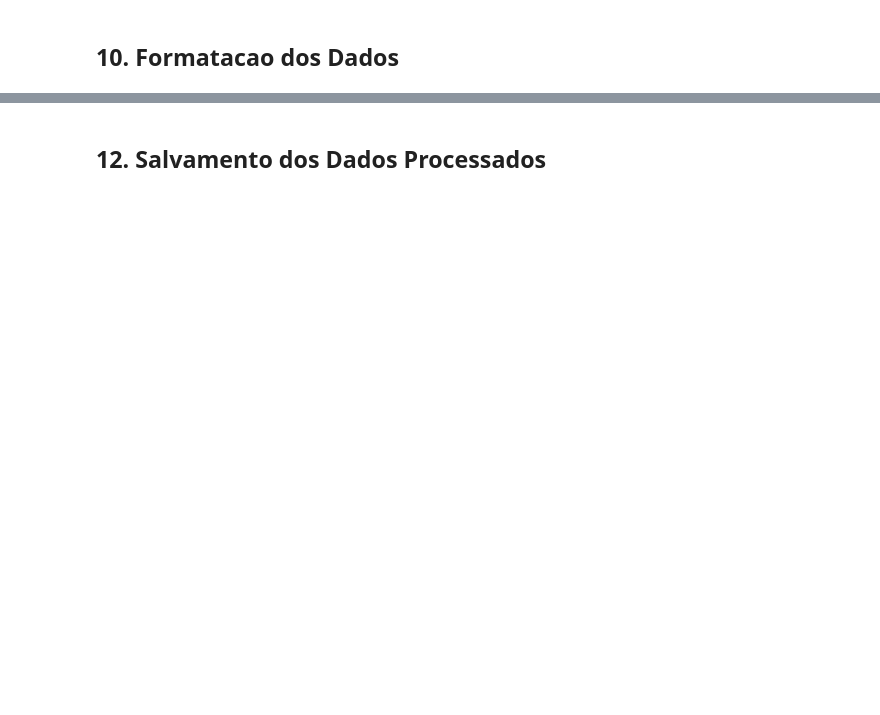
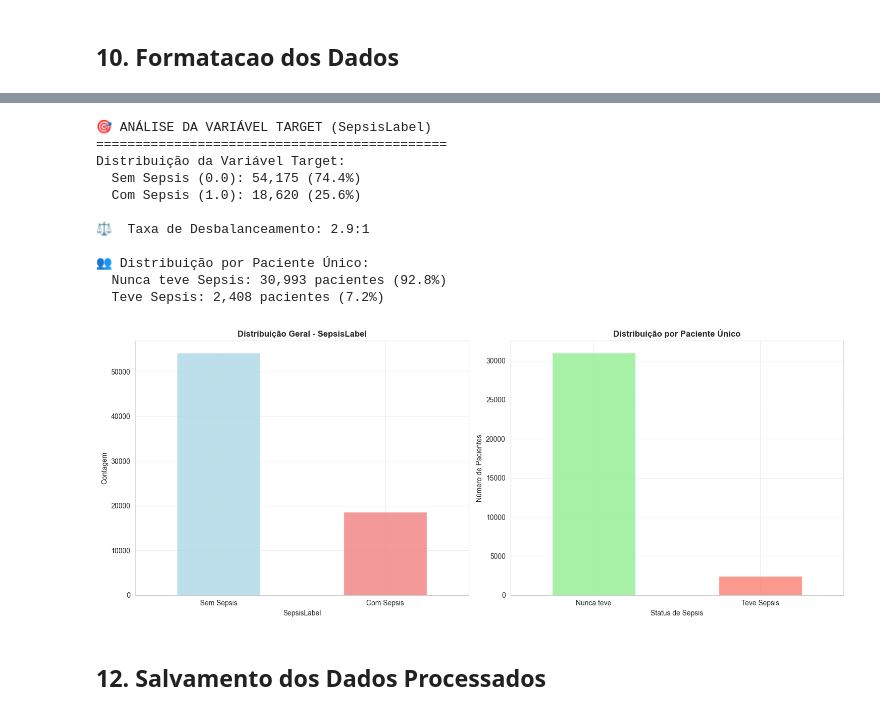
Before and after one commit to marquesgbr/data-mining-proj-crisp-dm, a Jupyter notebook: 2-data-prep-sepsis-v2.ipynb, the cells around one changed output, grey strips where cells are left out. Cells and saved outputs as stored; diff of their text form; code cells hidden in the pictures; blank space fills up the shorter version.

```diff
--- a/2-data-prep-sepsis-v2.ipynb
+++ b/2-data-prep-sepsis-v2.ipynb
@@ -974,0 +1005,11 @@ else:
+# %%
+# Reduzir classe majoritaria em 50%
+sepsis_count = df_transformed['SepsisLabel'].value_counts()
+print(f"   Contagem antes da redução:\n{sepsis_count.to_string()}")
+df_reduced = df_transformed.copy()
+df_majority = df_reduced[df_reduced['SepsisLabel'] == 0]
+df_minority = df_reduced[df_reduced['SepsisLabel'] == 1]
+df_majority_reduced = df_majority.sample(frac=0.05, random_state=42)
+df_balanced = pd.concat([df_majority_reduced, df_minority]).reset_index(drop=True)
+sepsis_count_after = df_balanced['SepsisLabel'].value_counts()
+print(f"   Contagem após a redução:\n{sepsis_count_after.to_string()}")
@@ -974,0 +1073,65 @@ else:
+# %%
+# Análise da variável target (SepsisLabel)
+print("🎯 ANÁLISE DA VARIÁVEL TARGET (SepsisLabel)")
+print("=" * 45)
+
+if 'SepsisLabel' in df_balanced.columns:
+    target_dist = df_balanced['SepsisLabel'].value_counts().sort_index()
+
+    print("Distribuição da Variável Target:")
+    for label, count in target_dist.items():
+        percentage = (count / len(df_balanced)) * 100
+        status = "Sem Sepsis" if label == 0 else "Com Sepsis"
+        print(f"  {status} ({label}): {count:,} ({percentage:.1f}%)")
+
+    # Calcular taxa de desbalanceamento
+    imbalance_ratio = target_dist.max() / target_dist.min()
+    print(f"\n⚖️  Taxa de Desbalanceamento: {imbalance_ratio:.1f}:1")
+
+    # Análise por paciente único
+    patient_sepsis = df_clean.groupby('PATIENT_ID')['SepsisLabel'].max()  # Se teve sepsis em algum momento
+    patient_target_dist = patient_sepsis.value_counts().sort_index()
+
+    print(f"\n👥 Distribuição por Paciente Único:")
+    for label, count in patient_target_dist.items():
+        percentage = (count / len(patient_sepsis)) * 100
+        status = "Nunca teve Sepsis" if label == 0 else "Teve Sepsis"
+        print(f"  {status}: {count:,} pacientes ({percentage:.1f}%)")
+
+    # Visualização
+    fig, axes = plt.subplots(1, 2, figsize=(15, 6))
+
+    # Gráfico 1: Distribuição geral
+    target_dist.plot(kind='bar', ax=axes[0], color=['lightblue', 'lightcoral'], alpha=0.8)
+    axes[0].set_title('Distribuição Geral - SepsisLabel', fontweight='bold')
+    axes[0].set_xlabel('SepsisLabel')
+    axes[0].set_ylabel('Contagem')
+    axes[0].set_xticklabels(['Sem Sepsis', 'Com Sepsis'], rotation=0)
+    axes[0].grid(True, alpha=0.3)
+
+    # Gráfico 2: Distribuição por paciente
+    patient_target_dist.plot(kind='bar', ax=axes[1], color=['lightgreen', 'salmon'], alpha=0.8)
+    axes[1].set_title('Distribuição por Paciente Único', fontweight='bold')
+    axes[1].set_xlabel('Status de Sepsis')
+    axes[1].set_ylabel('Número de Pacientes')
+    axes[1].set_xticklabels(['Nunca teve', 'Teve Sepsis'], rotation=0)
+    axes[1].grid(True, alpha=0.3)
+
+    plt.tight_layout()
+    plt.show()
+
+else:
+    print("❌ Coluna SepsisLabel não encontrada!")
+# %% [output]
+🎯 ANÁLISE DA VARIÁVEL TARGET (SepsisLabel)
+=============================================
+Distribuição da Variável Target:
+  Sem Sepsis (0.0): 54,175 (74.4%)
+  Com Sepsis (1.0): 18,620 (25.6%)
+
+⚖️  Taxa de Desbalanceamento: 2.9:1
+
+👥 Distribuição por Paciente Único:
+  Nunca teve Sepsis: 30,993 pacientes (92.8%)
+  Teve Sepsis: 2,408 pacientes (7.2%)
+[figure, added]
```
Also changed, not shown: parts of 20 cells of this notebook.
